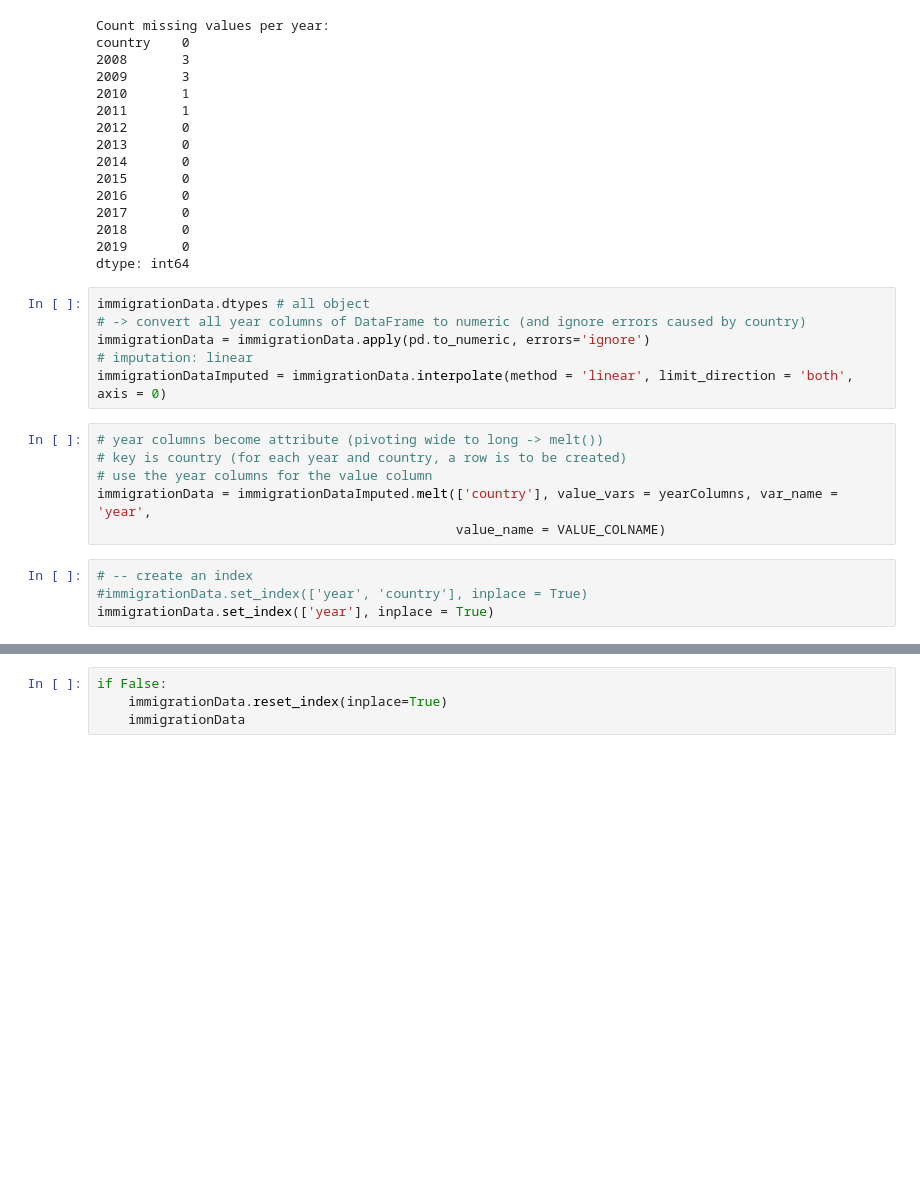
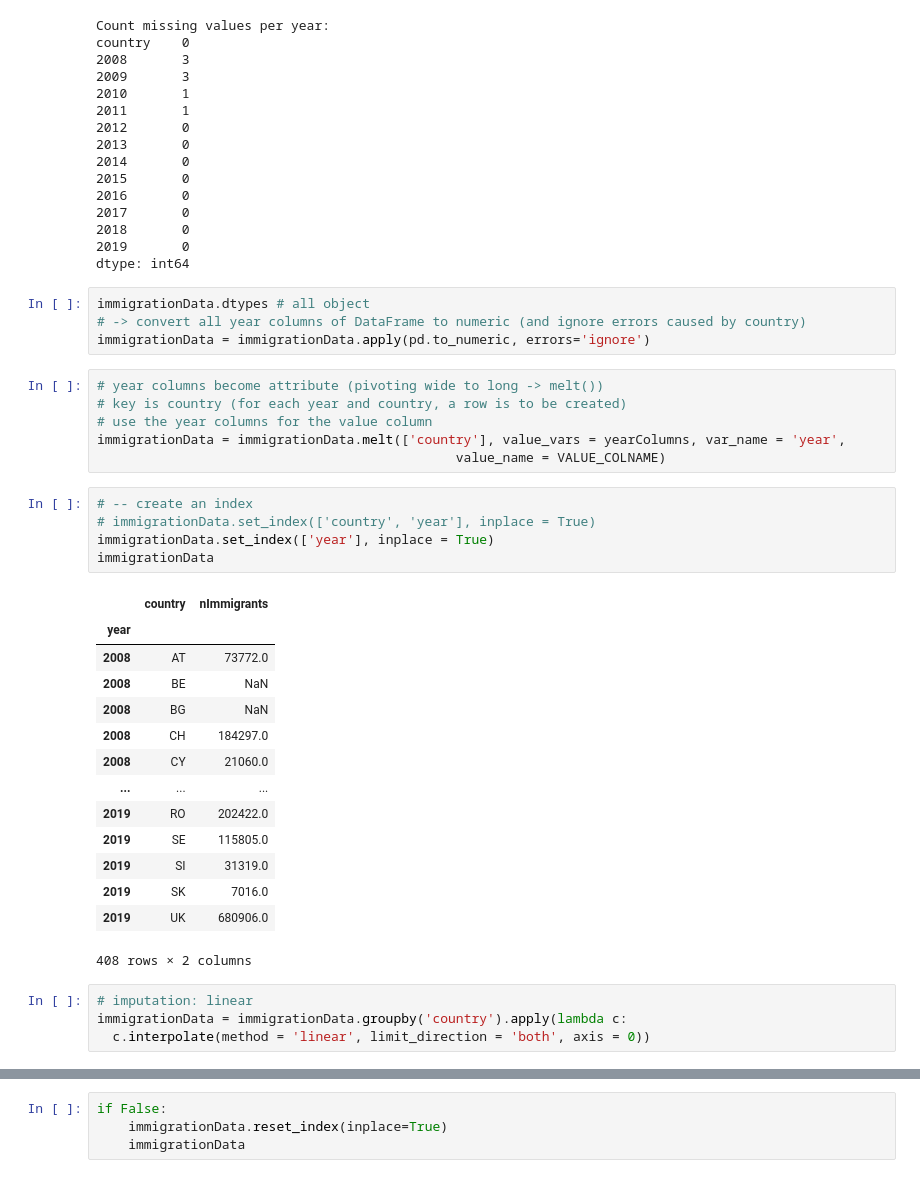
Before and after one commit to Eszti/lang-changes, a Jupyter notebook: notebooks/Alex/immigration.ipynb, the cells around one changed output, grey strips where cells are left out. Saved outputs shown, nothing was run; the diff lists cells and outputs as text; blank space fills up the shorter version.

```diff
--- a/notebooks/Alex/immigration.ipynb
+++ b/notebooks/Alex/immigration.ipynb
@@ -201,18 +202,36 @@ dtype: int64
 immigrationData.dtypes # all object
 # -> convert all year columns of DataFrame to numeric (and ignore errors caused by country)
 immigrationData = immigrationData.apply(pd.to_numeric, errors='ignore')
-# imputation: linear
-immigrationDataImputed = immigrationData.interpolate(method = 'linear', limit_direction = 'both', axis = 0)
 # %%
 # year columns become attribute (pivoting wide to long -> melt())
 # key is country (for each year and country, a row is to be created)
 # use the year columns for the value column
-immigrationData = immigrationDataImputed.melt(['country'], value_vars = yearColumns, var_name = 'year',
+immigrationData = immigrationData.melt(['country'], value_vars = yearColumns, var_name = 'year',
                                               value_name = VALUE_COLNAME)
 # %%
 # -- create an index
-#immigrationData.set_index(['year', 'country'], inplace = True)
+# immigrationData.set_index(['country', 'year'], inplace = True)
 immigrationData.set_index(['year'], inplace = True)
+immigrationData
+# %% [output]
+|  | country | nImmigrants |
+| year |  |  |
+| 2008 | AT | 73772.0 |
+| 2008 | BE | NaN |
+| 2008 | BG | NaN |
+| 2008 | CH | 184297.0 |
+| 2008 | CY | 21060.0 |
+| ... | ... | ... |
+| 2019 | RO | 202422.0 |
+| 2019 | SE | 115805.0 |
+| 2019 | SI | 31319.0 |
+| 2019 | SK | 7016.0 |
+| 2019 | UK | 680906.0 |
+408 rows × 2 columns
+# %%
+# imputation: linear
+immigrationData = immigrationData.groupby('country').apply(lambda c:
+  c.interpolate(method = 'linear', limit_direction = 'both', axis = 0))
 # %%
 # -- plot timeseries ----
 sns.set()
```
Also changed, not shown: parts of 5 cells of this notebook, 3 other files.
